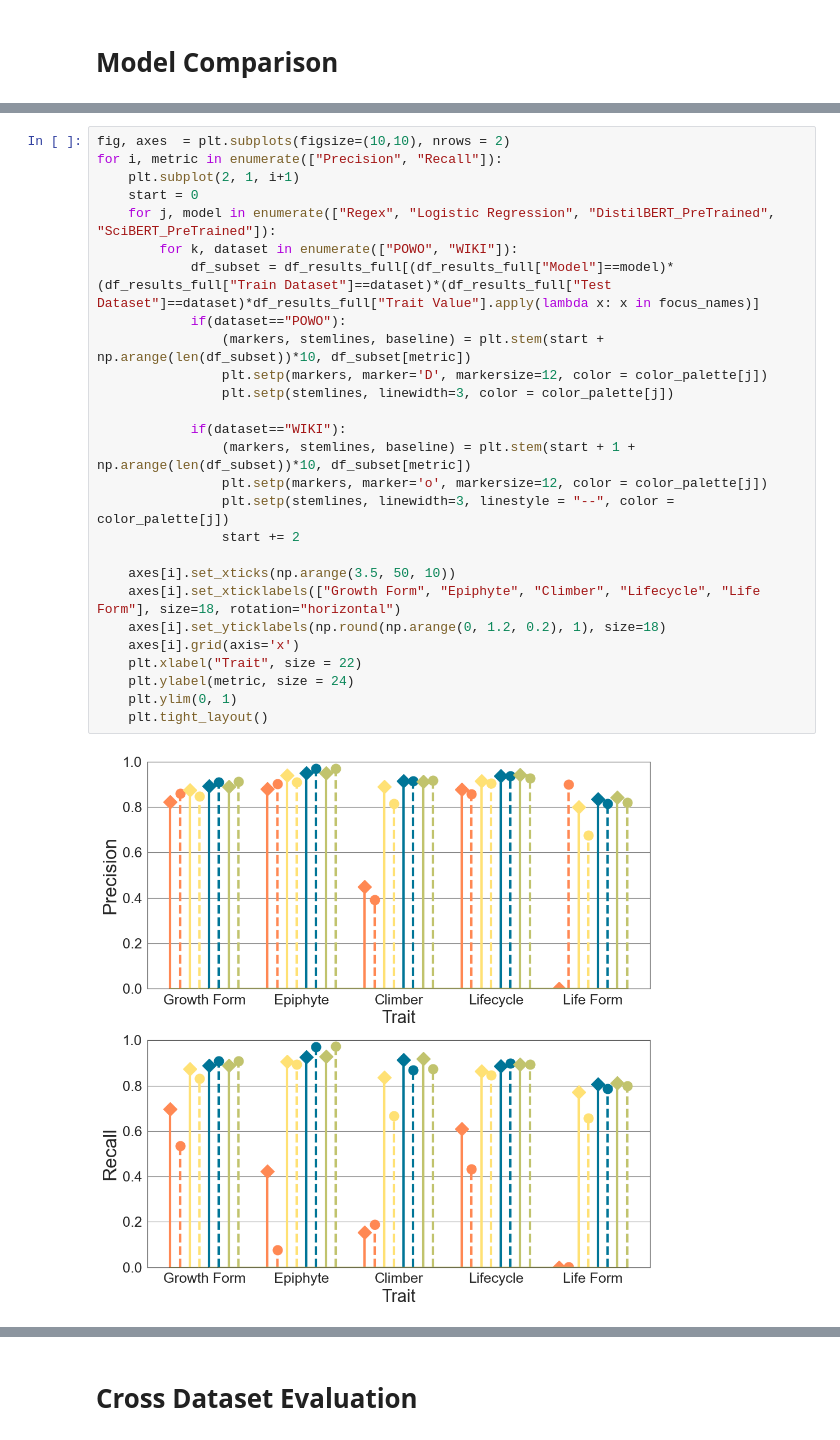
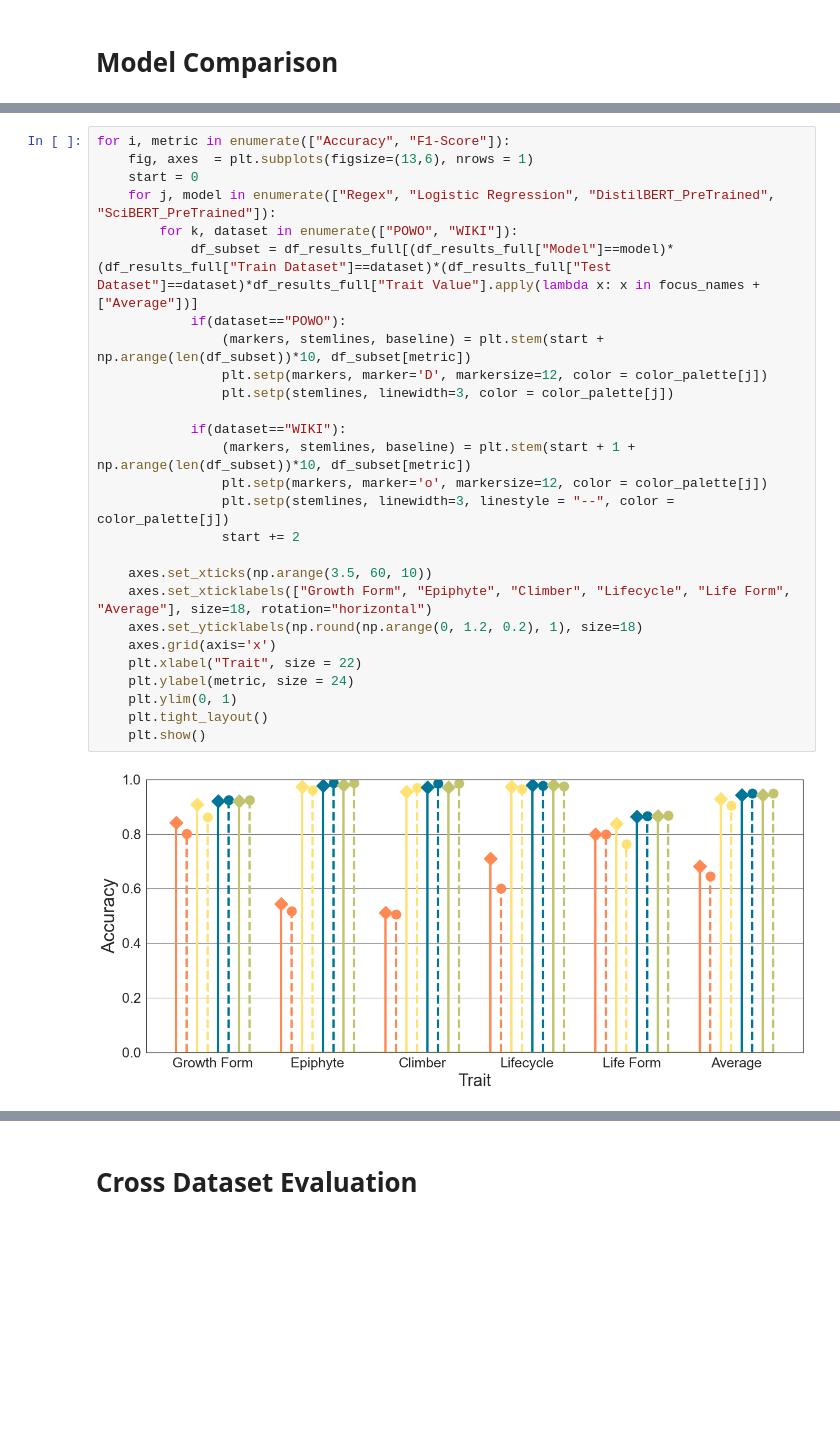
Before and after one commit to ViktorDomazetoski/NLP-Plant-Traits, a Jupyter notebook: Code/06.1 Result Visualization_Classification.ipynb, the cells around one changed output, grey strips where cells are left out. Drawn from its saved outputs; the diff is of its cells as text; blank space fills up the shorter version.

```diff
--- a/Code/06.1 Result Visualization_Classification.ipynb
+++ b/Code/06.1 Result Visualization_Classification.ipynb
@@ -110,29 +130,29 @@ df_results_full
 # %%
-fig, axes  = plt.subplots(figsize=(10,10), nrows = 2)
-for i, metric in enumerate(["Precision", "Recall"]):
-    plt.subplot(2, 1, i+1)
+for i, metric in enumerate(["Accuracy", "F1-Score"]):
+    fig, axes  = plt.subplots(figsize=(13,6), nrows = 1)
     start = 0
     for j, model in enumerate(["Regex", "Logistic Regression", "DistilBERT_PreTrained", "SciBERT_PreTrained"]):
         for k, dataset in enumerate(["POWO", "WIKI"]):
-            df_subset = df_results_full[(df_results_full["Model"]==model)*(df_results_full["Train Dataset"]==dataset)*(df_results_full["Test Dataset"]==dataset)*df_results_full["Trait Value"].apply(lambda x: x in focus_names)]
+            df_subset = df_results_full[(df_results_full["Model"]==model)*(df_results_full["Train Dataset"]==dataset)*(df_results_full["Test Dataset"]==dataset)*df_results_full["Trait Value"].apply(lambda x: x in focus_names + ["Average"])]
             if(dataset=="POWO"):
                 (markers, stemlines, baseline) = plt.stem(start + np.arange(len(df_subset))*10, df_subset[metric])
                 plt.setp(markers, marker='D', markersize=12, color = color_palette[j])
                 plt.setp(stemlines, linewidth=3, color = color_palette[j])
 
             if(dataset=="WIKI"):
                 (markers, stemlines, baseline) = plt.stem(start + 1 + np.arange(len(df_subset))*10, df_subset[metric])
                 plt.setp(markers, marker='o', markersize=12, color = color_palette[j])
                 plt.setp(stemlines, linewidth=3, linestyle = "--", color = color_palette[j])
                 start += 2
 
-    axes[i].set_xticks(np.arange(3.5, 50, 10))
-    axes[i].set_xticklabels(["Growth Form", "Epiphyte", "Climber", "Lifecycle", "Life Form"], size=18, rotation="horizontal")
-    axes[i].set_yticklabels(np.round(np.arange(0, 1.2, 0.2), 1), size=18)
-    axes[i].grid(axis='x')
+    axes.set_xticks(np.arange(3.5, 60, 10))
+    axes.set_xticklabels(["Growth Form", "Epiphyte", "Climber", "Lifecycle", "Life Form", "Average"], size=18, rotation="horizontal")
+    axes.set_yticklabels(np.round(np.arange(0, 1.2, 0.2), 1), size=18)
+    axes.grid(axis='x')
     plt.xlabel("Trait", size = 22)
     plt.ylabel(metric, size = 24)
     plt.ylim(0, 1)
     plt.tight_layout()
+    plt.show()
 # %% [output]
-[figure, old version]
+[figure, new version]
```
Also changed, not shown: parts of 11 cells of this notebook, 11 other files.
